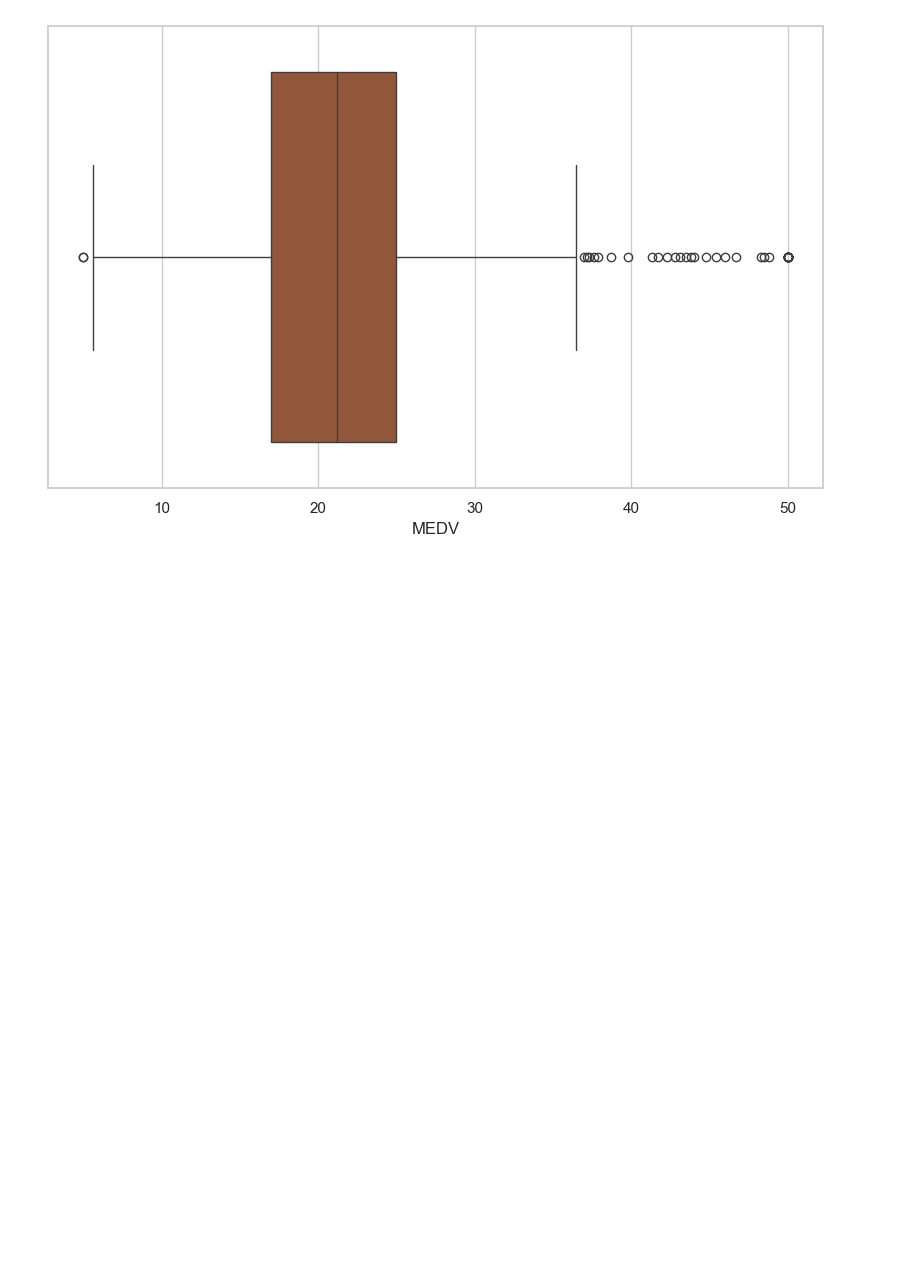
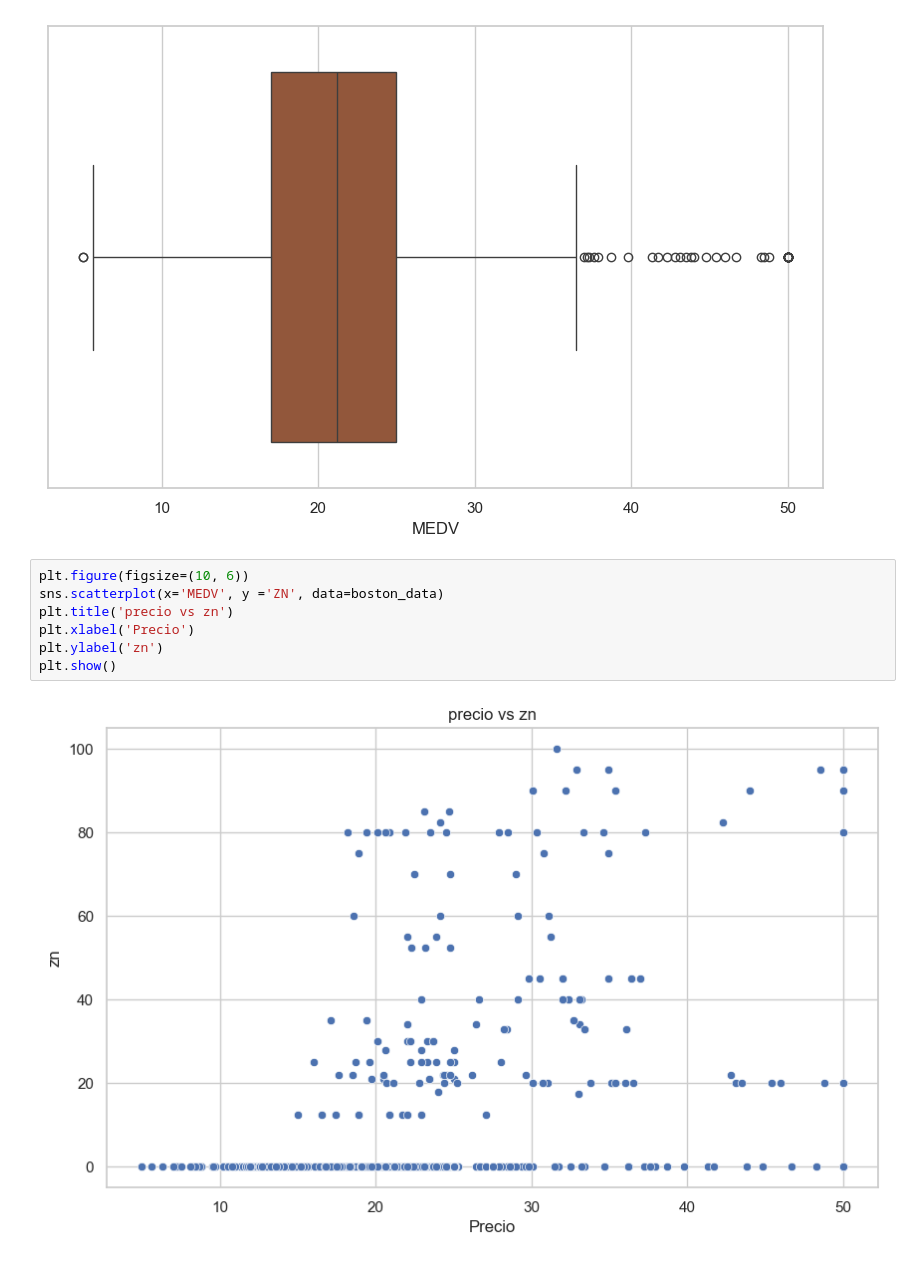
Before and after one commit to Milows/BostonHousePricing, a Jupyter notebook: Notebooks/Milows.ipynb, the cells around one changed output. Drawn from its saved outputs; the diff is of its cells as text; blank space fills up the shorter version.

```diff
--- a/Notebooks/Milows.ipynb
+++ b/Notebooks/Milows.ipynb
@@ -124,3 +124,12 @@ plt.figure(figsize=(10, 6))
 sns.boxplot(x=boston_data['MEDV'], color='sienna');
 # %% [output]
 [figure]
+# %%
+plt.figure(figsize=(10, 6))
+sns.scatterplot(x='MEDV', y ='ZN', data=boston_data)
+plt.title('precio vs zn')
+plt.xlabel('Precio')
+plt.ylabel('zn')
+plt.show()
+# %% [output]
+[figure, added]
```
Also changed, not shown: 2 other files.
